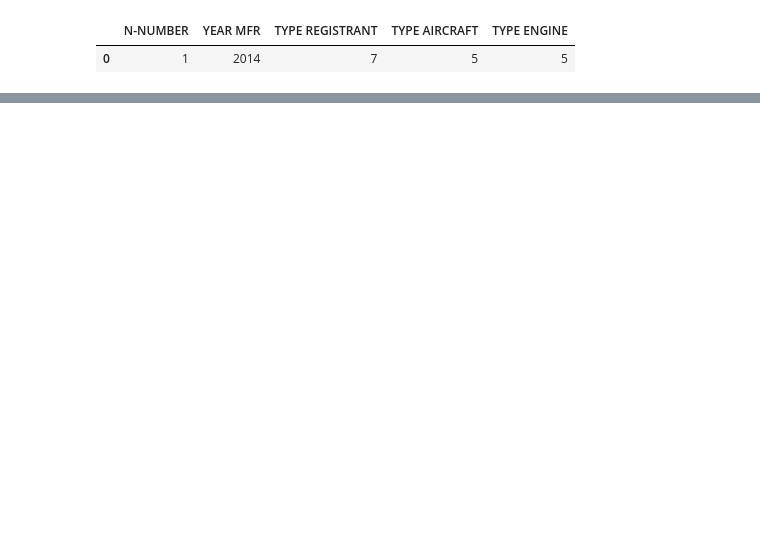
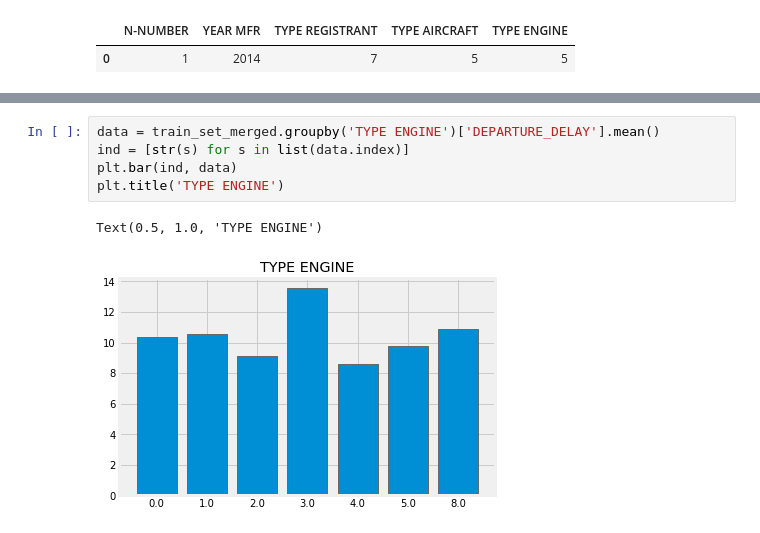
Before and after one commit to paula-sorolla/AML-FlightDelay, a Jupyter notebook: Aircraft_TailNumber.ipynb, the cells around one changed output, grey strips where cells are left out. Drawn from its saved outputs; the diff is of its cells as text; blank space fills up the shorter version.

```diff
--- a/Aircraft_TailNumber.ipynb
+++ b/Aircraft_TailNumber.ipynb
@@ -134,0 +158,8 @@ Range year manufactured: 1959 - 2021
+# %%
+data = train_set_merged.groupby('TYPE ENGINE')['DEPARTURE_DELAY'].mean()
+ind = [str(s) for s in list(data.index)]
+plt.bar(ind, data)
+plt.title('TYPE ENGINE')
+# %% [output]
+Text(0.5, 1.0, 'TYPE ENGINE')
+[figure, added]
```
Also changed, not shown: parts of 5 cells of this notebook, 2 other files.
